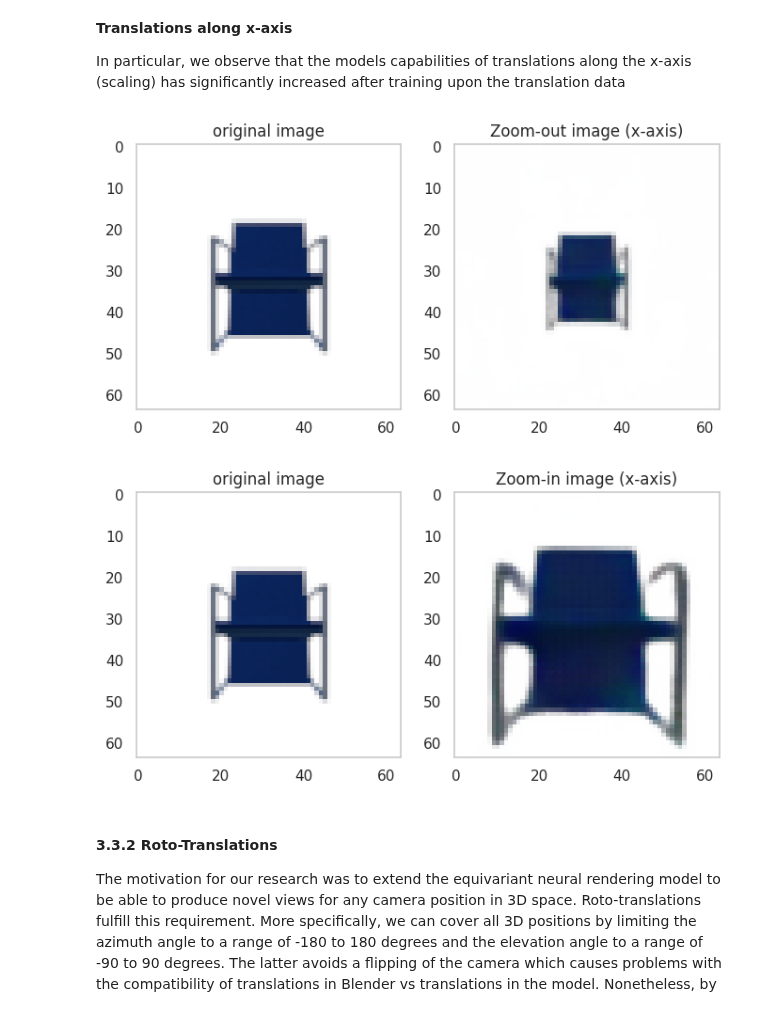
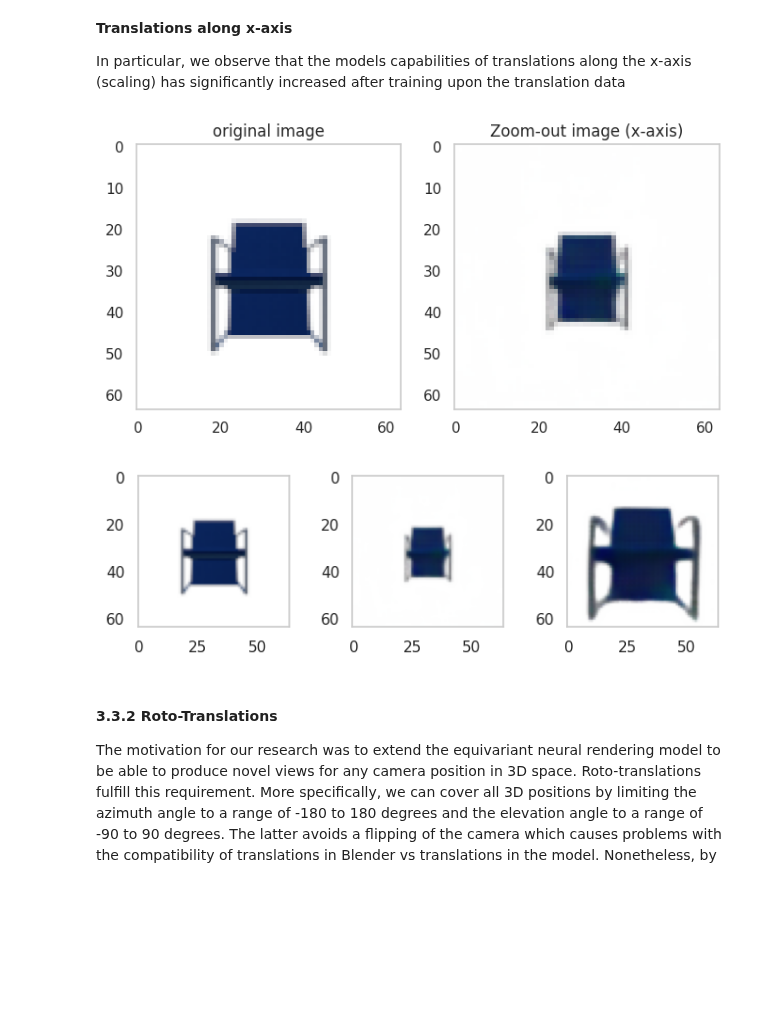
Before and after one commit to elidub/equiv-neural-rendering, a Jupyter notebook: demos/EquivariantNR.ipynb, the cells around one changed output. Drawn from its saved outputs; the diff is of its cells as text; code cells hidden in the pictures; blank space fills up the shorter version.

```diff
--- a/demos/EquivariantNR.ipynb
+++ b/demos/EquivariantNR.ipynb
@@ -465,23 +466,24 @@ plt.tight_layout()
 In particular, we observe that the models capabilities of translations along the x-axis (scaling) has significantly increased after training upon the translation data
 # %%
 roto_translations = transformation_dict(x = 0.5)
+
 roto_trans_scene = transform_scene(model, scene, init_camera_pos, roto_translations)
 
 imgs = [original_img, roto_trans_scene]
 keys = ['original image', 'Zoom-out image (x-axis)']
 
 fig = display_transformations(imgs, keys)
 
 roto_translations = transformation_dict(x = -0.5)
-roto_trans_scene = transform_scene(model, scene, init_camera_pos, roto_translations)
+roto_trans_scene2 = transform_scene(model, scene, init_camera_pos, roto_translations)
 
-imgs = [original_img, roto_trans_scene]
-keys = ['original image', 'Zoom-in image (x-axis)']
+imgs = [original_img, roto_trans_scene, roto_trans_scene2]
+keys = ['', '', '']
 
-fig = display_transformations(imgs, keys)
+fig = display_transformations(imgs, keys, fsize = (8,2))
 # %% [output]
 [figure]
-[figure, old version]
+[figure, new version]
 # %% [markdown]
 #### 3.3.2 Roto-Translations
 
```
Also changed, not shown: parts of 7 cells of this notebook, 1 other file.
